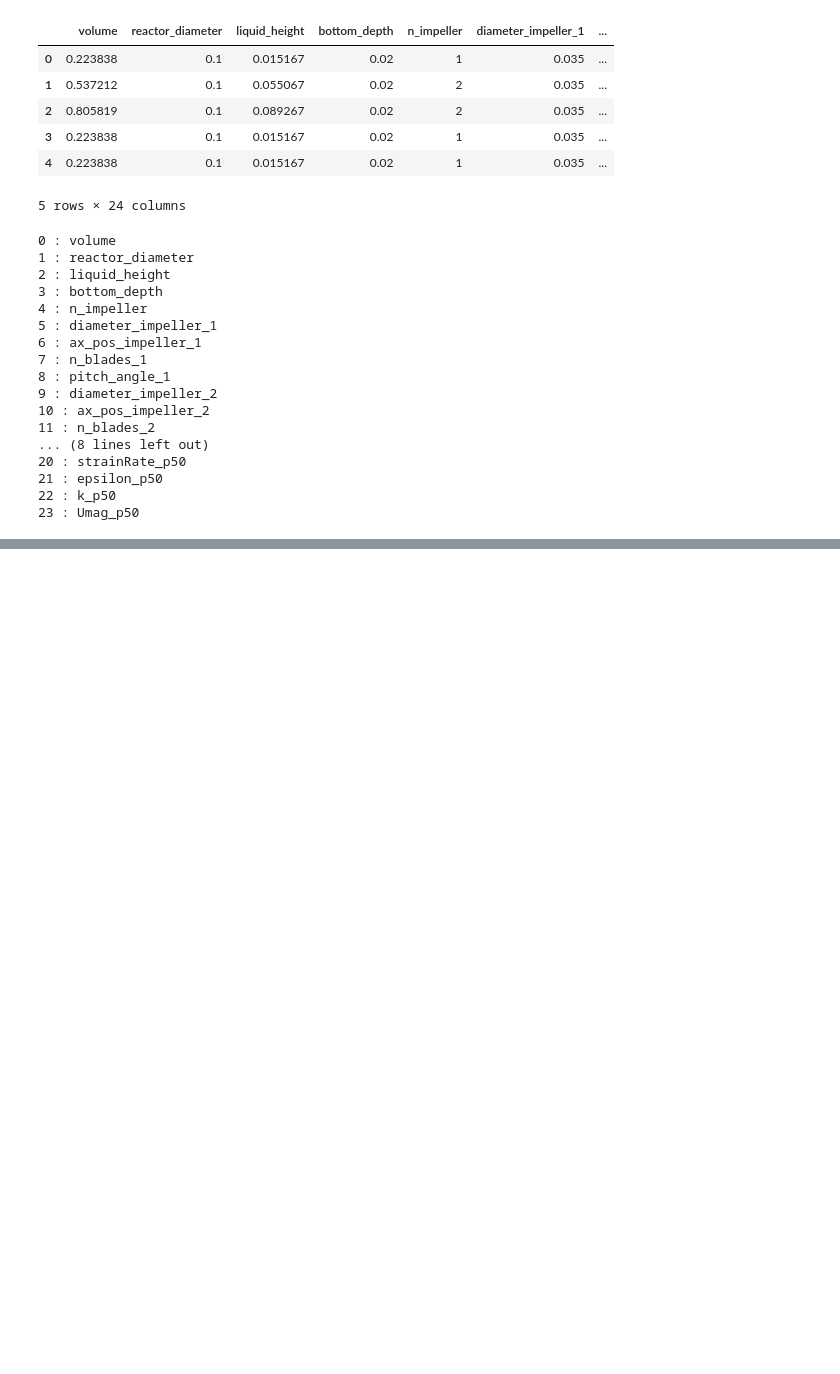
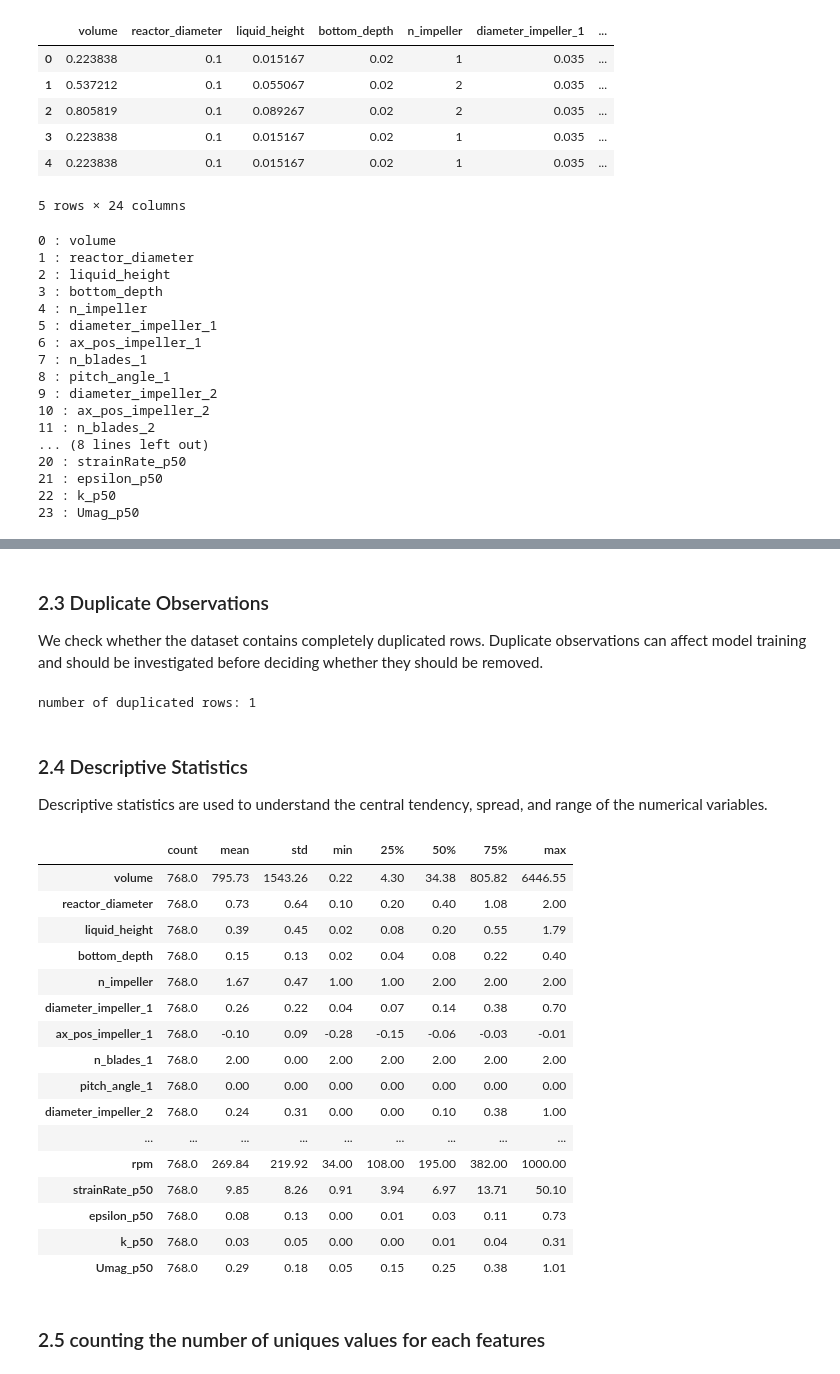
Before and after one commit to Hkm1994/Stirred_reactor_surrogat_model, a Jupyter notebook: reactor_design.ipynb, the cells around one changed output, grey strips where cells are left out. Drawn from its saved outputs; the diff is of its cells as text; code cells hidden in the pictures; blank space fills up the shorter version.

```diff
--- a/reactor_design.ipynb
+++ b/reactor_design.ipynb
@@ -127,0 +213,38 @@ for i , col in enumerate(df.columns):
+# %% [markdown]
+### 2.3 Duplicate Observations
+
+We check whether the dataset contains completely duplicated rows.
+Duplicate observations can affect model training and should be
+investigated before deciding whether they should be removed.
+# %%
+duplicount=df.duplicated().sum()
+print("number of duplicated rows:",duplicount)
+# %% [output]
+number of duplicated rows: 1
+# %% [markdown]
+### 2.4 Descriptive Statistics
+
+Descriptive statistics are used to understand the central tendency,
+spread, and range of the numerical variables.
+# %%
+df.describe().round(2).T
+# %% [output]
+|  | count | mean | std | min | 25% | 50% | 75% | max |
+| volume | 768.0 | 795.73 | 1543.26 | 0.22 | 4.30 | 34.38 | 805.82 | 6446.55 |
+| reactor_diameter | 768.0 | 0.73 | 0.64 | 0.10 | 0.20 | 0.40 | 1.08 | 2.00 |
+| liquid_height | 768.0 | 0.39 | 0.45 | 0.02 | 0.08 | 0.20 | 0.55 | 1.79 |
+| bottom_depth | 768.0 | 0.15 | 0.13 | 0.02 | 0.04 | 0.08 | 0.22 | 0.40 |
+| n_impeller | 768.0 | 1.67 | 0.47 | 1.00 | 1.00 | 2.00 | 2.00 | 2.00 |
+| diameter_impeller_1 | 768.0 | 0.26 | 0.22 | 0.04 | 0.07 | 0.14 | 0.38 | 0.70 |
+| ax_pos_impeller_1 | 768.0 | -0.10 | 0.09 | -0.28 | -0.15 | -0.06 | -0.03 | -0.01 |
+| n_blades_1 | 768.0 | 2.00 | 0.00 | 2.00 | 2.00 | 2.00 | 2.00 | 2.00 |
+| pitch_angle_1 | 768.0 | 0.00 | 0.00 | 0.00 | 0.00 | 0.00 | 0.00 | 0.00 |
+| diameter_impeller_2 | 768.0 | 0.24 | 0.31 | 0.00 | 0.00 | 0.10 | 0.38 | 1.00 |
+| ... | ... | ... | ... | ... | ... | ... | ... | ... |
+| rpm | 768.0 | 269.84 | 219.92 | 34.00 | 108.00 | 195.00 | 382.00 | 1000.00 |
+| strainRate_p50 | 768.0 | 9.85 | 8.26 | 0.91 | 3.94 | 6.97 | 13.71 | 50.10 |
+| epsilon_p50 | 768.0 | 0.08 | 0.13 | 0.00 | 0.01 | 0.03 | 0.11 | 0.73 |
+| k_p50 | 768.0 | 0.03 | 0.05 | 0.00 | 0.00 | 0.01 | 0.04 | 0.31 |
+| Umag_p50 | 768.0 | 0.29 | 0.18 | 0.05 | 0.15 | 0.25 | 0.38 | 1.01 |
+# %% [markdown]
+### 2.5 counting the number of uniques values for each features
```
Also changed, not shown: parts of 20 cells of this notebook.
